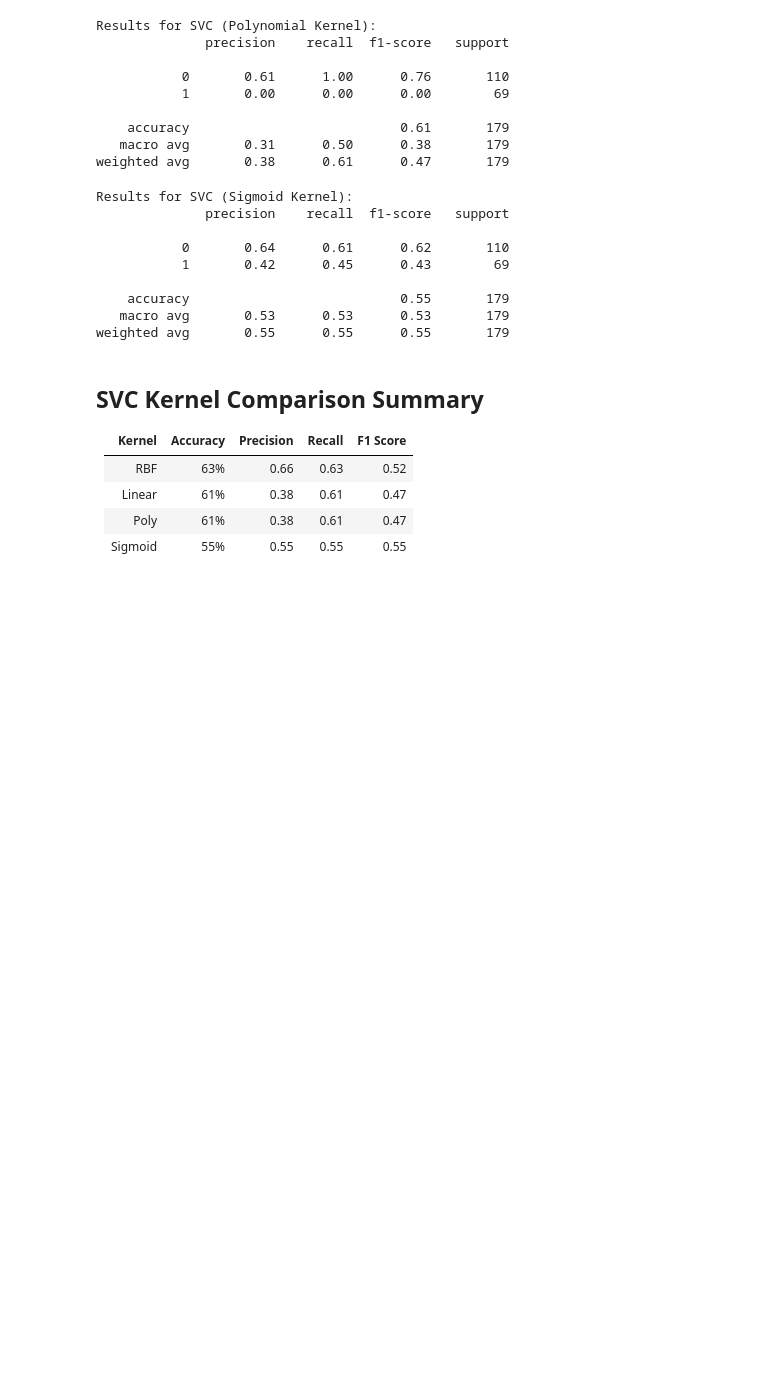
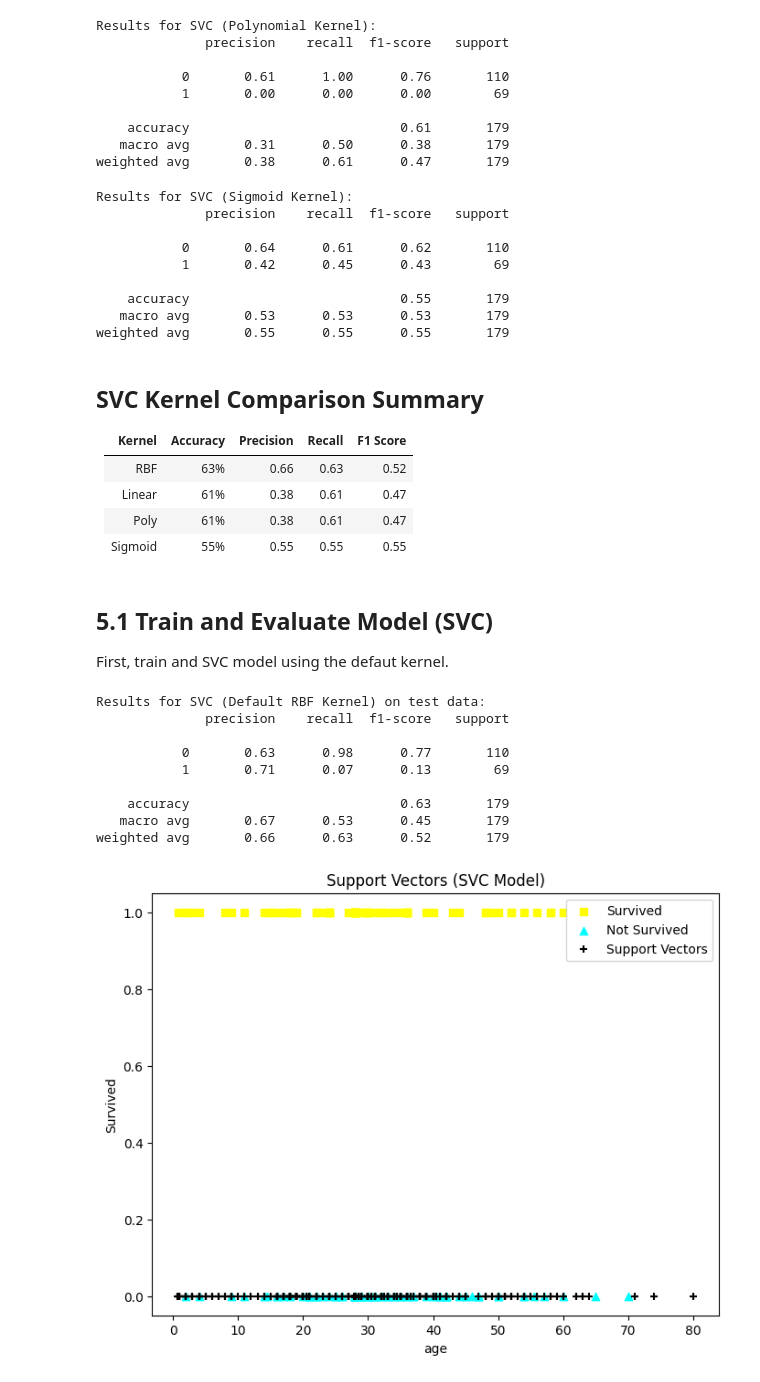
Before and after one commit to drodmay1/applied-ml-davidrm, a Jupyter notebook: lab03/ml03_davidrm.ipynb, the cells around one changed output. Cells and saved outputs as stored; diff of their text form; code cells hidden in the pictures; blank space fills up the shorter version.

Commit message:
Add Section 5.1 SVC model and support vector visualization

```diff
--- a/lab03/ml03_davidrm.ipynb
+++ b/lab03/ml03_davidrm.ipynb
@@ -297,3 +297,53 @@ weighted avg       0.55      0.55      0.55       179
 | Linear   | 61%      | 0.38        | 0.61     | 0.47       |
 | Poly     | 61%      | 0.38        | 0.61     | 0.47       |
 | Sigmoid  | 55%      | 0.55        | 0.55     | 0.55       |
+# %% [markdown]
+## 5.1 Train and Evaluate Model (SVC)
+
+First, train and SVC model using the defaut kernel.
+# %%
+# Train the default SVC model (RBF kernel by default)
+svc_model = SVC()
+svc_model.fit(X_train, y_train)
+
+# Predict on test data
+y_pred_svc = svc_model.predict(X_test)
+
+# Print classification report
+print("Results for SVC (Default RBF Kernel) on test data:")
+print(classification_report(y_test, y_pred_svc))
+
+# Visualize Support Vectors
+# Use the first feature in X for plotting
+feature_name = X.columns[0]
+
+# Separate test data by class
+survived = X_test.loc[y_test == 1, feature_name]
+not_survived = X_test.loc[y_test == 0, feature_name]
+
+# Scatter plot
+plt.figure(figsize=(8, 6))
+plt.scatter(survived, y_test.loc[y_test == 1], c='yellow', marker='s', label='Survived')
+plt.scatter(not_survived, y_test.loc[y_test == 0], c='cyan', marker='^', label='Not Survived')
+
+# Add support vectors (if available)
+if hasattr(svc_model, 'support_vectors_'):
+    support_x = svc_model.support_vectors_[:, 0]
+    plt.scatter(support_x, [0] * len(support_x), c='black', marker='+', label='Support Vectors')
+
+plt.xlabel(feature_name)
+plt.ylabel('Survived')
+plt.title('Support Vectors (SVC Model)')
+plt.legend()
+plt.show()
+# %% [output]
+Results for SVC (Default RBF Kernel) on test data:
+              precision    recall  f1-score   support
+
+           0       0.63      0.98      0.77       110
+           1       0.71      0.07      0.13        69
+
+    accuracy                           0.63       179
+   macro avg       0.67      0.53      0.45       179
+weighted avg       0.66      0.63      0.52       179
+[figure, added]
```
